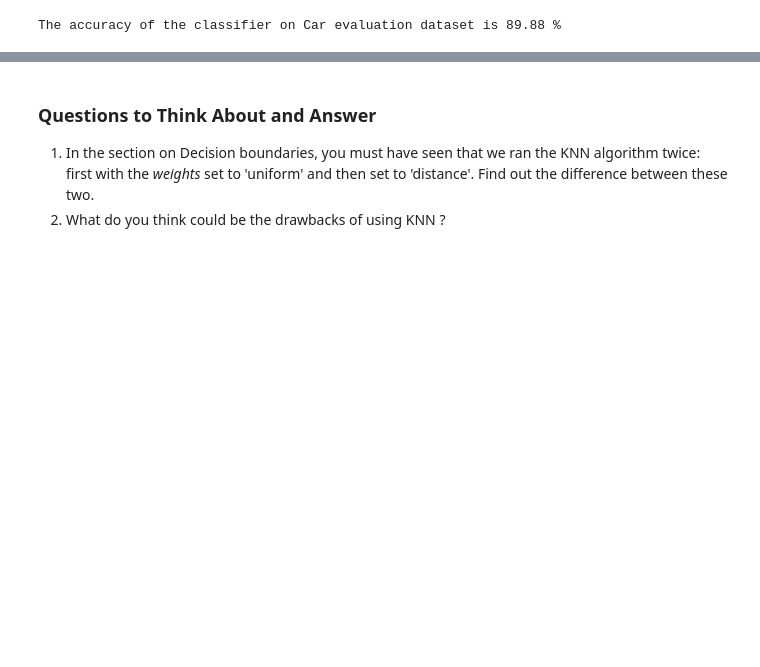
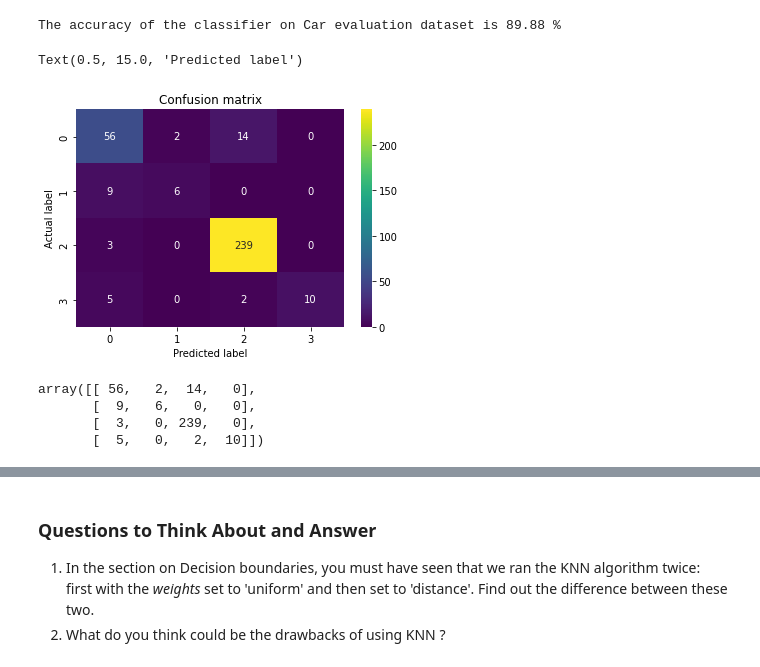
Before and after one commit to naveenkotha019/FMML-COURSE-ASSIGNMENT, a Jupyter notebook: FMML_CLF1_Lab2_2022.ipynb, the cells around one changed output, grey strips where cells are left out. Saved outputs shown, nothing was run; the diff lists cells and outputs as text; code cells hidden in the pictures; blank space fills up the shorter version.

```diff
--- a/FMML_CLF1_Lab2_2022.ipynb
+++ b/FMML_CLF1_Lab2_2022.ipynb
@@ -446,6 +547,24 @@ The accuracy of the classifier on Car evaluation dataset is 89.88 %
 # %%
 ## TASK-3
 ## Plot a Confusion Matrix for the results of the Car evaluation dataset
+# %%
+from sklearn import metrics
+
+cnf_matrix = metrics.confusion_matrix(y_test, predictions)
+p = sns.heatmap(pd.DataFrame(cnf_matrix),annot=True,cmap="viridis",fmt='g')
+plt.title('Confusion matrix', y=1.1)
+plt.ylabel('Actual label')
+plt.xlabel('Predicted label')
+# %% [output]
+Text(0.5, 15.0, 'Predicted label')
+[figure, added]
+# %%
+confusion_matrix(y_test,predictions)
+# %% [output]
+array([[ 56,   2,  14,   0],
+       [  9,   6,   0,   0],
+       [  3,   0, 239,   0],
+       [  5,   0,   2,  10]])
 # %%
 ## TASK-4
 ## Print a Classification Report for the results of the Car evaluation dataset
```
Also changed, not shown: parts of 29 cells of this notebook.
